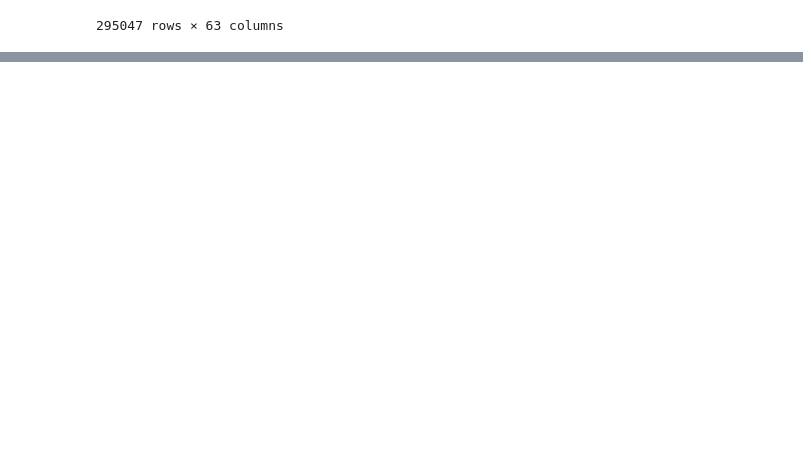
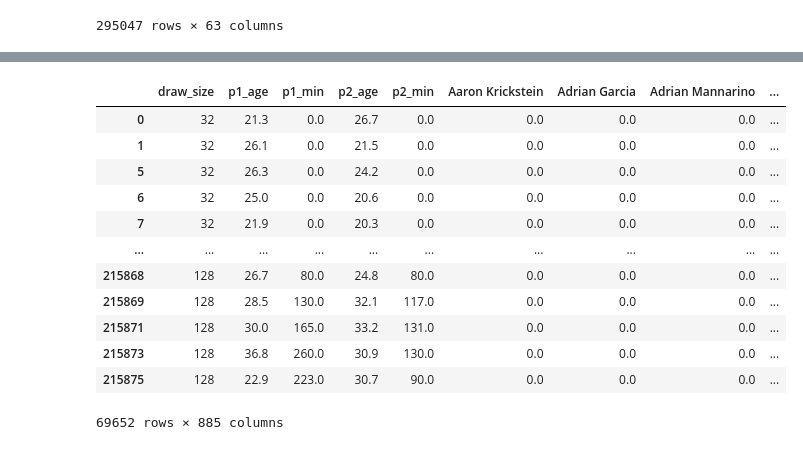
Before and after one commit to eyucma/Tennis_python_scraper, a Jupyter notebook: Top100.ipynb, the cells around one changed output, grey strips where cells are left out. Cells and saved outputs as stored; diff of their text form; code cells hidden in the pictures; blank space fills up the shorter version.

```diff
--- a/Top100.ipynb
+++ b/Top100.ipynb
@@ -74,0 +238,23 @@ while ((df %>% group_by(player)%>%filter(n()<3)%>%dim)[1]>0) {
+# %%
+p_train=0.8
+ind_t=round(p_train*(X.shape[0]))
+X_train=X.iloc[:ind_p,:]
+X_val=X.iloc[ind_p:,:]
+y_train=df1.outcome.iloc[:ind_p]
+y_val=df1.outcome.iloc[ind_p:]
+# %%
+X_train
+# %% [output]
+|  | draw_size | p1_age | p1_min | p2_age | p2_min | Aaron Krickstein | Adrian Garcia | Adrian Mannarino | ... |
+| 0 | 32 | 21.3 | 0.0 | 26.7 | 0.0 | 0.0 | 0.0 | 0.0 | ... |
+| 1 | 32 | 26.1 | 0.0 | 21.5 | 0.0 | 0.0 | 0.0 | 0.0 | ... |
+| 5 | 32 | 26.3 | 0.0 | 24.2 | 0.0 | 0.0 | 0.0 | 0.0 | ... |
+| 6 | 32 | 25.0 | 0.0 | 20.6 | 0.0 | 0.0 | 0.0 | 0.0 | ... |
+| 7 | 32 | 21.9 | 0.0 | 20.3 | 0.0 | 0.0 | 0.0 | 0.0 | ... |
+| ... | ... | ... | ... | ... | ... | ... | ... | ... | ... |
+| 215868 | 128 | 26.7 | 80.0 | 24.8 | 80.0 | 0.0 | 0.0 | 0.0 | ... |
+| 215869 | 128 | 28.5 | 130.0 | 32.1 | 117.0 | 0.0 | 0.0 | 0.0 | ... |
+| 215871 | 128 | 30.0 | 165.0 | 33.2 | 131.0 | 0.0 | 0.0 | 0.0 | ... |
+| 215873 | 128 | 36.8 | 260.0 | 30.9 | 130.0 | 0.0 | 0.0 | 0.0 | ... |
+| 215875 | 128 | 22.9 | 223.0 | 30.7 | 90.0 | 0.0 | 0.0 | 0.0 | ... |
+69652 rows × 885 columns
```
Also changed, not shown: parts of 26 cells of this notebook, 4 other files.
